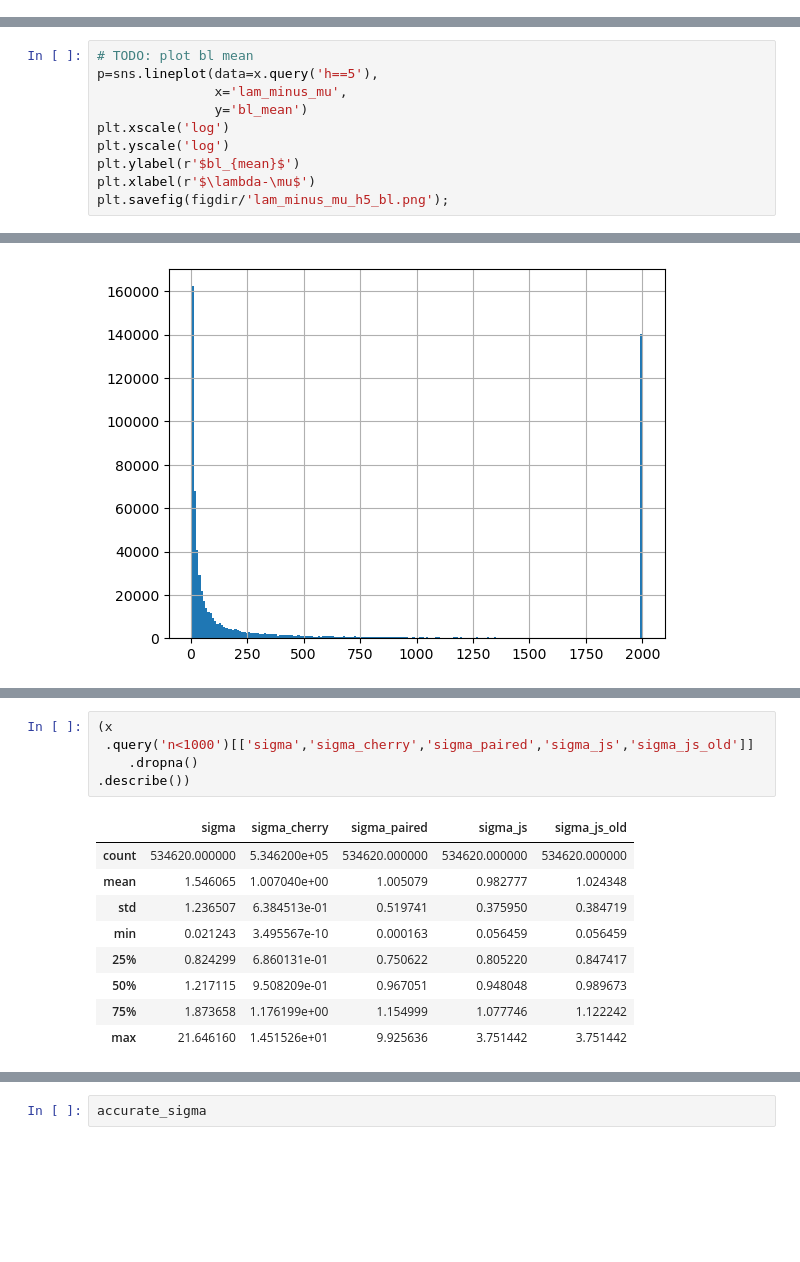
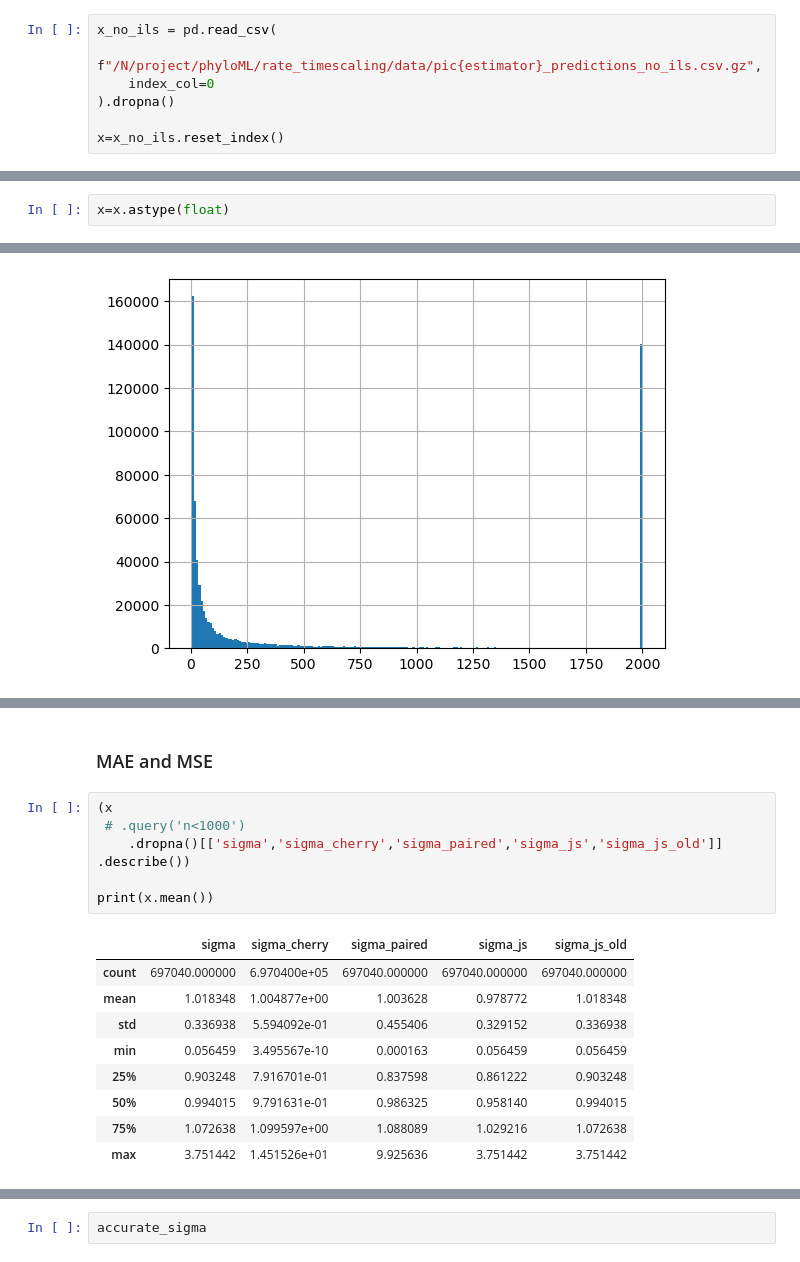
Before and after one commit to bkrosenz/evolutionary-rates, a Jupyter notebook: Birth Death Trees.ipynb, the cells around one changed output, grey strips where cells are left out. Saved outputs shown, nothing was run; the diff lists cells and outputs as text; blank space fills up the shorter version.

```diff
--- a/Birth Death Trees.ipynb
+++ b/Birth Death Trees.ipynb
@@ -4278,0 +4453,7 @@ x#.describe()
+# %%
+x_no_ils = pd.read_csv(
+    f"/N/project/phyloML/rate_timescaling/data/pic{estimator}_predictions_no_ils.csv.gz",
+    index_col=0
+).dropna()
+
+x=x_no_ils.reset_index()
@@ -4279,10 +4501,2 @@ x#.describe()
 # %%
-# TODO: plot bl mean
-p=sns.lineplot(data=x.query('h==5'),
-               x='lam_minus_mu',
-               y='bl_mean')
-plt.xscale('log')
-plt.yscale('log')
-plt.ylabel(r'$bl_{mean}$')
-plt.xlabel(r'$\lambda-\mu$')
-plt.savefig(figdir/'lam_minus_mu_h5_bl.png');
+x=x.astype(float)
@@ -4420,18 +4716,22 @@ plt.savefig(figdir/'sig_preds.png')
+# %% [markdown]
+### MAE and MSE
 # %%
 (x
- .query('n<1000')[['sigma','sigma_cherry','sigma_paired','sigma_js','sigma_js_old']]
-    .dropna()
+ # .query('n<1000')
+    .dropna()[['sigma','sigma_cherry','sigma_paired','sigma_js','sigma_js_old']]
 .describe())
+
+print(x.mean())
 # %% [output]
 |  | sigma | sigma_cherry | sigma_paired | sigma_js | sigma_js_old |
-| count | 534620.000000 | 5.346200e+05 | 534620.000000 | 534620.000000 | 534620.000000 |
-| mean | 1.546065 | 1.007040e+00 | 1.005079 | 0.982777 | 1.024348 |
-| std | 1.236507 | 6.384513e-01 | 0.519741 | 0.375950 | 0.384719 |
-| min | 0.021243 | 3.495567e-10 | 0.000163 | 0.056459 | 0.056459 |
-| 25% | 0.824299 | 6.860131e-01 | 0.750622 | 0.805220 | 0.847417 |
-| 50% | 1.217115 | 9.508209e-01 | 0.967051 | 0.948048 | 0.989673 |
-| 75% | 1.873658 | 1.176199e+00 | 1.154999 | 1.077746 | 1.122242 |
-| max | 21.646160 | 1.451526e+01 | 9.925636 | 3.751442 | 3.751442 |
+| count | 697040.000000 | 6.970400e+05 | 697040.000000 | 697040.000000 | 697040.000000 |
+| mean | 1.018348 | 1.004877e+00 | 1.003628 | 0.978772 | 1.018348 |
+| std | 0.336938 | 5.594092e-01 | 0.455406 | 0.329152 | 0.336938 |
+| min | 0.056459 | 3.495567e-10 | 0.000163 | 0.056459 | 0.056459 |
+| 25% | 0.903248 | 7.916701e-01 | 0.837598 | 0.861222 | 0.903248 |
+| 50% | 0.994015 | 9.791631e-01 | 0.986325 | 0.958140 | 0.994015 |
+| 75% | 1.072638 | 1.099597e+00 | 1.088089 | 1.029216 | 1.072638 |
+| max | 3.751442 | 1.451526e+01 | 9.925636 | 3.751442 | 3.751442 |
 # %%
 accurate_sigma = x[(x.sigma-1).abs() <5e-3][['lam','mu','h']].value_counts()
 
```
Also changed, not shown: parts of 69 cells of this notebook, 1 other file.
